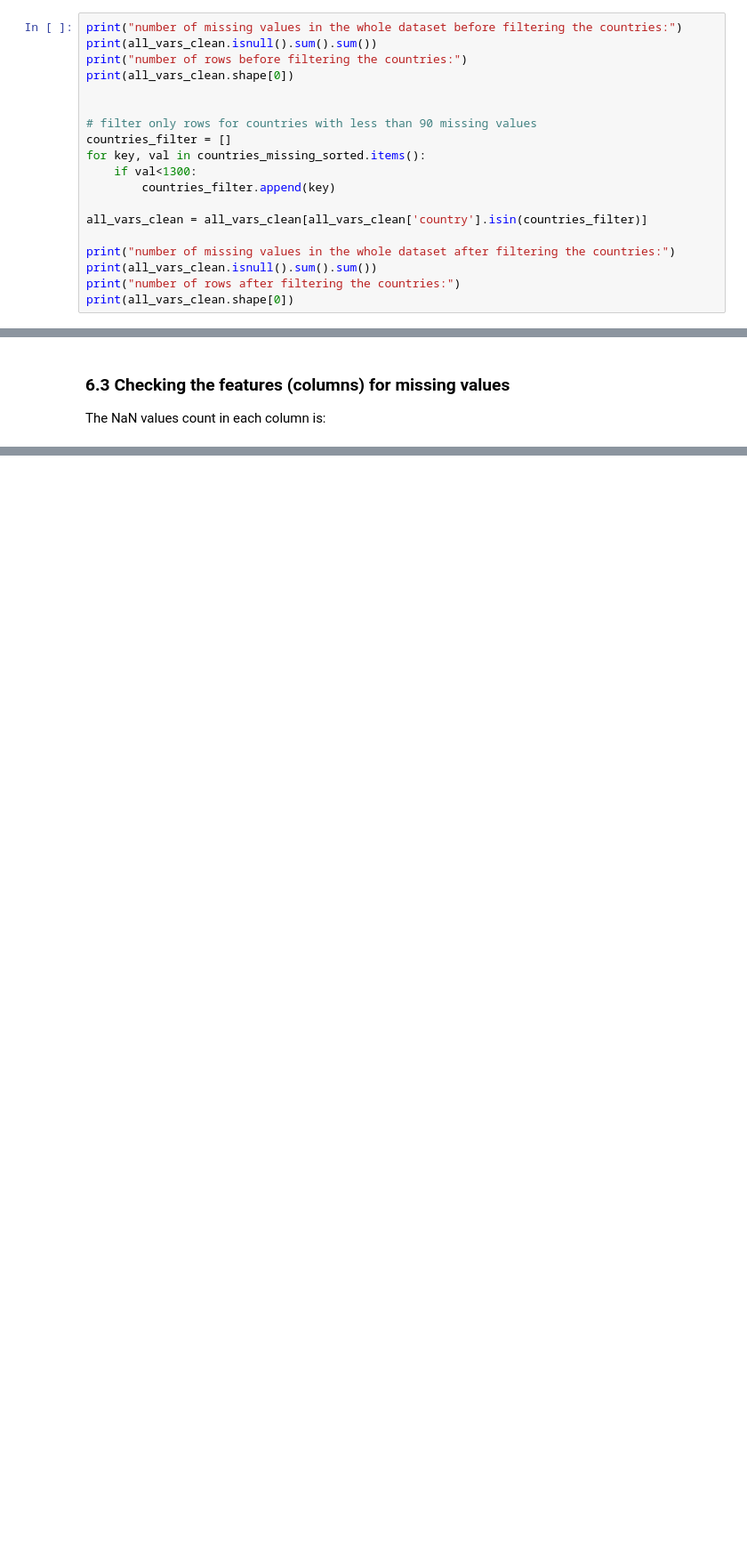
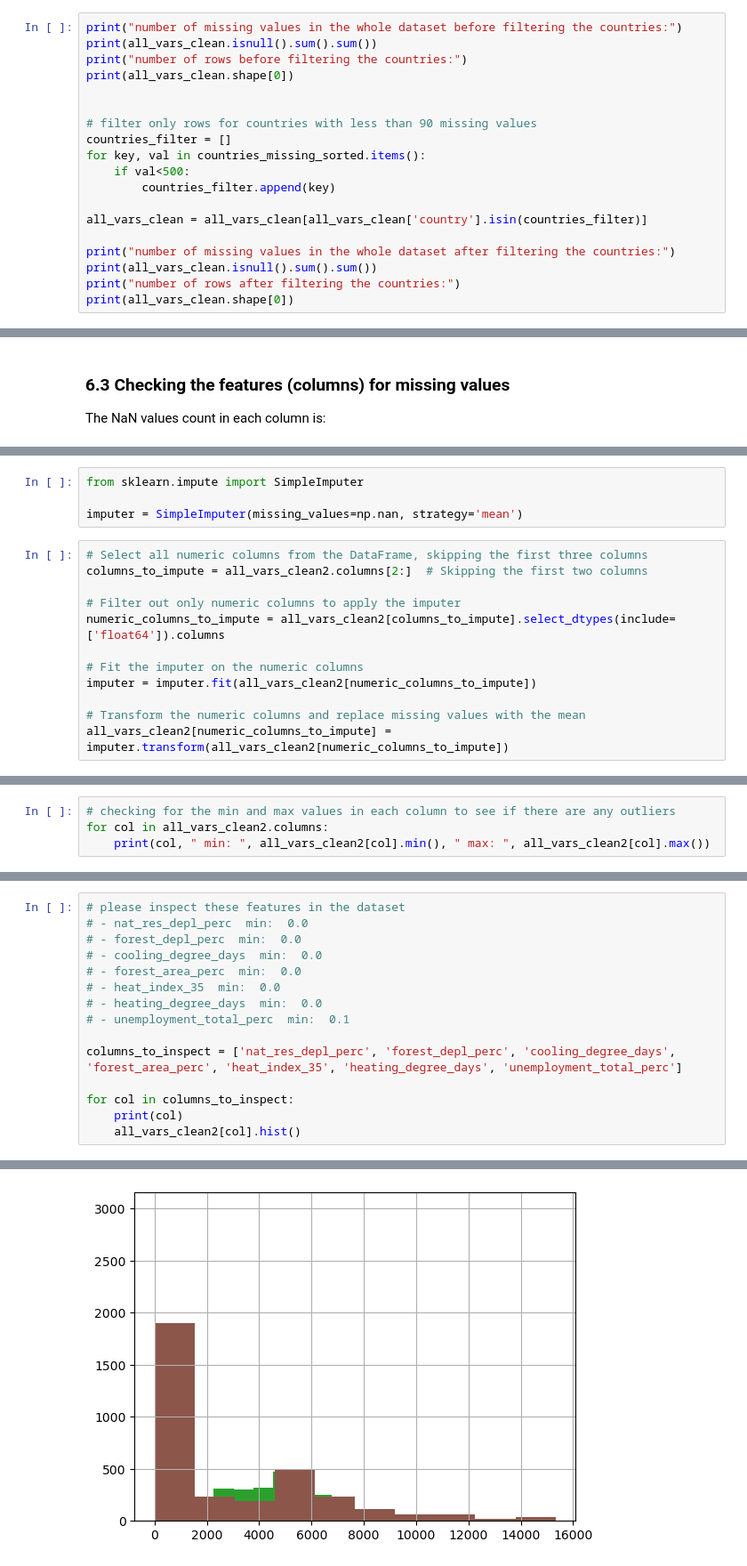
Before and after one commit to KleinerToaster/co2_prediction_countries, a Jupyter notebook: notebook/co2_dataPreperation.ipynb, the cells around one changed output, grey strips where cells are left out. Shown at 89% size. Saved outputs shown, nothing was run; the diff lists cells and outputs as text; blank space fills up the shorter version.

```diff
--- a/notebook/co2_dataPreperation.ipynb
+++ b/notebook/co2_dataPreperation.ipynb
@@ -725,7 +1090,7 @@ print(all_vars_clean.shape[0])
 # filter only rows for countries with less than 90 missing values
 countries_filter = []
 for key, val in countries_missing_sorted.items():
-    if val<1300:
+    if val<500:
         countries_filter.append(key)
 
 all_vars_clean = all_vars_clean[all_vars_clean['country'].isin(countries_filter)]
@@ -769,0 +1180,16 @@ dtype: int64
+# %%
+from sklearn.impute import SimpleImputer
+
+imputer = SimpleImputer(missing_values=np.nan, strategy='mean')
+# %%
+# Select all numeric columns from the DataFrame, skipping the first three columns
+columns_to_impute = all_vars_clean2.columns[2:]  # Skipping the first two columns
+
+# Filter out only numeric columns to apply the imputer
+numeric_columns_to_impute = all_vars_clean2[columns_to_impute].select_dtypes(include=['float64']).columns
+
+# Fit the imputer on the numeric columns
+imputer = imputer.fit(all_vars_clean2[numeric_columns_to_impute])
+
+# Transform the numeric columns and replace missing values with the mean
+all_vars_clean2[numeric_columns_to_impute] = imputer.transform(all_vars_clean2[numeric_columns_to_impute])
@@ -769,0 +1202,4 @@ dtype: int64
+# %%
+# checking for the min and max values in each column to see if there are any outliers
+for col in all_vars_clean2.columns:
+    print(col, " min: ", all_vars_clean2[col].min(), " max: ", all_vars_clean2[col].max())
@@ -769,0 +1234,16 @@ dtype: int64
+# %%
+# please inspect these features in the dataset
+# - nat_res_depl_perc  min:  0.0
+# - forest_depl_perc  min:  0.0
+# - cooling_degree_days  min:  0.0
+# - forest_area_perc  min:  0.0
+# - heat_index_35  min:  0.0
+# - heating_degree_days  min:  0.0
+# - unemployment_total_perc  min:  0.1
+
+columns_to_inspect = ['nat_res_depl_perc', 'forest_depl_perc', 'cooling_degree_days', 'forest_area_perc', 'heat_index_35', 'heating_degree_days', 'unemployment_total_perc']
+
+for col in columns_to_inspect:
+    print(col)
+    all_vars_clean2[col].hist()
+# %% [output]
@@ -769,0 +1257 @@ dtype: int64
+[figure, added]
```
Also changed, not shown: parts of 47 cells of this notebook.
